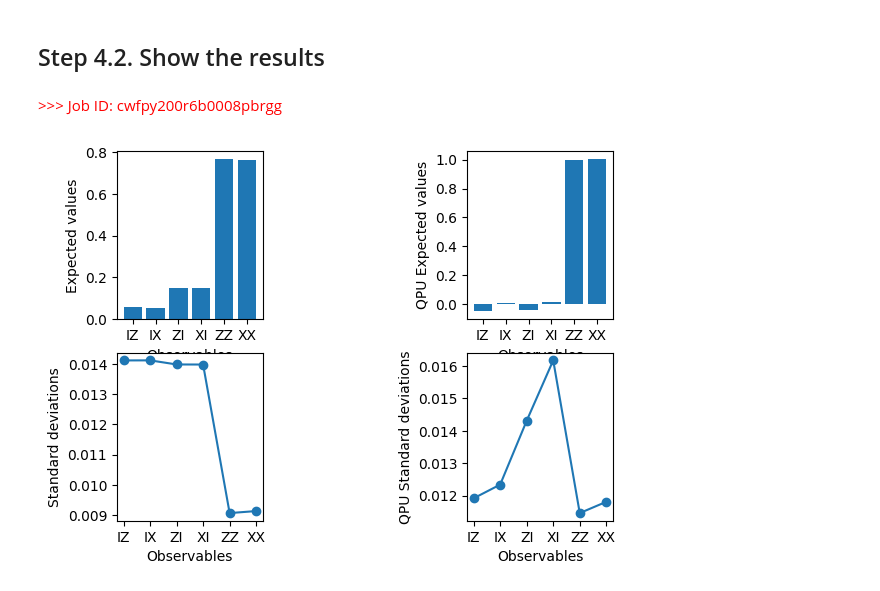
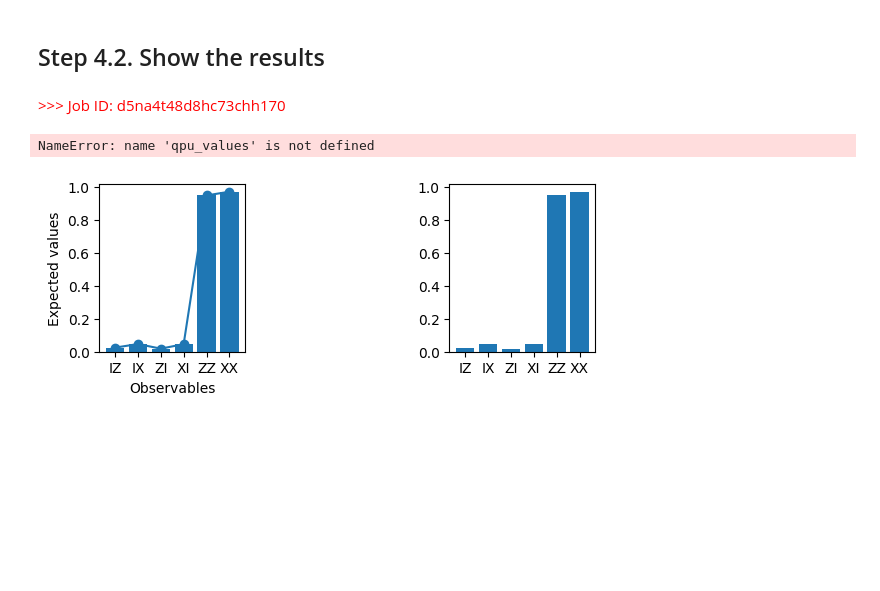
Before and after one commit to carloscanal/IBMQuantum, a Jupyter notebook: Bell State.ipynb, the cells around one changed output. Cells and saved outputs as stored; diff of their text form; code cells hidden in the pictures; blank space fills up the shorter version.

```diff
--- a/Bell State.ipynb
+++ b/Bell State.ipynb
@@ -67,7 +67,8 @@ backend_name = backend.backend_name
 # %% [markdown]
 <h2>Step 2.1.b. Alternatively set up backend for QPU</h2>
 # %%
-%%skip False      # set to True/False in order to skip/run this cell
+#%%skip False
+# set to True/False in order to skip/run this cell
 
 display(Markdown('## <span style="color:red">>>>WARNING: *** No simulation. Next steps will run the circuit on hardware QPU ***</span>'))
 
@@ -75,7 +76,7 @@ from qiskit_ibm_runtime import QiskitRuntimeService
 
 # If you did not previously save your credentials, use the following line instead:
 # service = QiskitRuntimeService(channel="ibm_quantum", token="<MY_IBM_QUANTUM_TOKEN>")
-service = QiskitRuntimeService(channel="ibm_quantum", token=token)
+service = QiskitRuntimeService(channel="ibm_quantum_platform", token=token)
 
 backend = service.least_busy(simulator=False, operational=True)
 
@@ -139,9 +144,9 @@ from qiskit_ibm_runtime import QiskitRuntimeService
 # In order to fully recover your Job object, you need the job id.
 # When the job is done, you can recover the Job object like this:
 
-service = QiskitRuntimeService(channel="ibm_quantum", token=token)
+service = QiskitRuntimeService(channel="ibm_quantum_platform", token=token)
 
-job_id = 'cwfpy200r6b0008pbrgg'
-       # 'cwbzbjeggr6g00891070'      # job_id from a previous execution on hardware QPU
+job_id = 'd5na4t48d8hc73chh170'
+       # 'd5na4t48d8hc73chh170'      # job_id from a previous execution on hardware QPU
 
 qpu_job = service.job(job_id)
@@ -157,51 +165,48 @@ display(Markdown('<span style="color:red">>>> Job ID: ' + job_id + '</span>'))
 # so this contains one inner result (and some metadata of its own).
 
 job_result = job.result()
-qpu_result = qpu_job.result()
 
-# This is the result from our single pub, which had six observables,
-# so contains information on all six.
+# This is the result from our single pub, which had five observables,
+# so contains information on all five.
 
-pub_result = job_result[0]
-qpu_pub_result = qpu_result[0]
+pub_result = job.result()[0]
 
 # Plot the results
 
 from matplotlib import pyplot as plt
 
 values = pub_result.data.evs
-qpu_values = qpu_pub_result.data.evs
 
 errors = pub_result.data.stds
-qpu_errors = qpu_pub_result.data.stds
 
 # plotting graphs of values and errors
 
 plt.subplot(2,3,1)  # 2 rows, 3 columns; this is the first plot
 plt.bar(labels, values)
-# plt.plot(observables_labels, values, '-o')
+plt.plot(labels, values, '-o')
 plt.xlabel('Observables')
 plt.ylabel('Expected values')
 
 plt.subplot(2,3,3)  # 2 rows, 3 columns; this is the third plot
-plt.bar(labels, qpu_values)
-# plt.plot(observables_labels, qpu_values, '-o')
+plt.bar(labels, values)
+plt.plot(labels, qpu_values, '-o')
 plt.xlabel('Observables')
 plt.ylabel('QPU Expected values')
 
 plt.subplot(2,3,4) # 2 row, 3 columns; this is the first plot in the second row
-# plt.bar(observables_labels, errors)
+plt.bar(labels, errors)
 plt.plot(labels, errors, '-o')
 plt.xlabel('Observables')
 plt.ylabel('Standard deviations')
 
 plt.subplot(2,3,6) # 2row, 3 columns; this is the last plot
-# plt.bar(observables_labels, qpu_errors)
-plt.plot(labels, qpu_errors, '-o')
+plt.bar(labels, qpu_errors)
+plt.plot(labels, errors, '-o')
 plt.xlabel('Observables')
 plt.ylabel('QPU Standard deviations')
 
 plt.show()
 # %% [output]
-<span style="color:red">>>> Job ID: cwfpy200r6b0008pbrgg</span>
+<span style="color:red">>>> Job ID: d5na4t48d8hc73chh170</span>
+NameError: name 'qpu_values' is not defined
-[figure, old version]
+[figure, new version]
```
Also changed, not shown: parts of 5 cells of this notebook, 3 other files.
